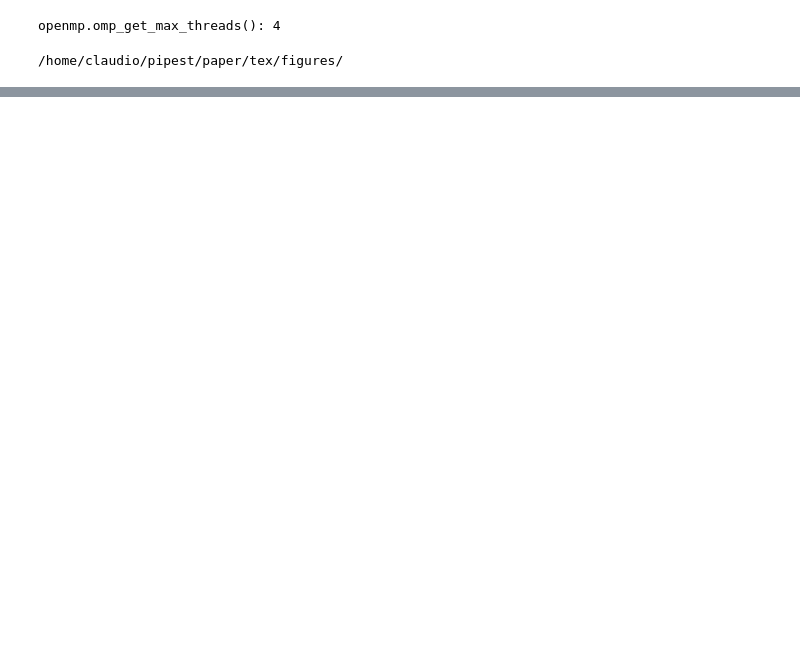
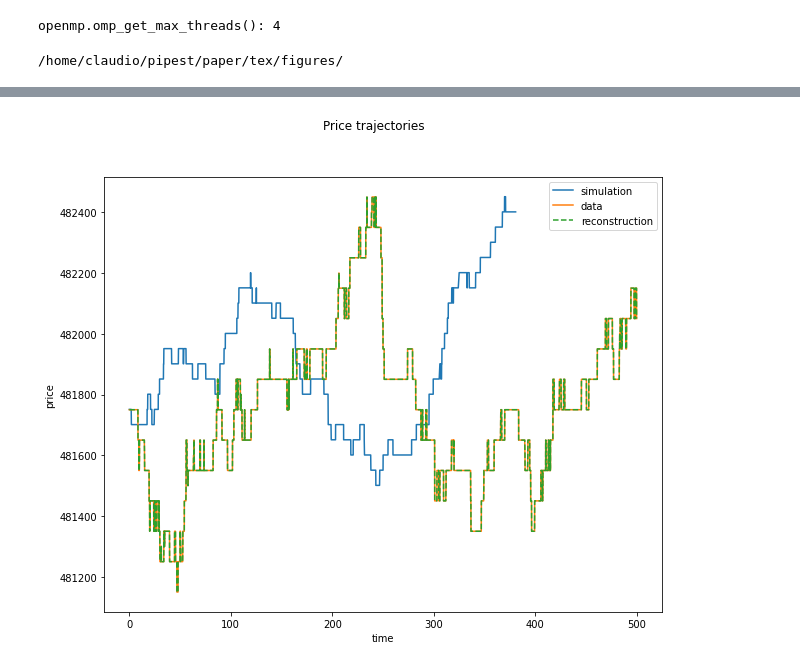
Before and after one commit to claudio-ICL/pipest, a Jupyter notebook: pipest/impact/models/explore_models.ipynb, the cells around one changed output, grey strips where cells are left out. Drawn from its saved outputs; the diff is of its cells as text; code cells hidden in the pictures; blank space fills up the shorter version.

```diff
--- a/pipest/impact/models/explore_models.ipynb
+++ b/pipest/impact/models/explore_models.ipynb
@@ -113,7 +129,9 @@ print("max bacry-muzy impact: {}".format(np.amax(model.liquidator.impact.bm_impa
 # %%
-model.plot_price_trajectories(t0=-10.0, t1=1200.0, save_fig=True, path=path_figures, name='apfb_price')
-model.plot_bm_impact_profile(time_start=-20, time_end=model.liquidator.termination_time+50.0,
-                             save_fig=True, path=path_figures, name='apfb_bm')
+model.plot_price_trajectories(t0=-10.0, t1=500.0, save_fig=False, path=path_figures, name='onesided_test_20201106')
+# model.plot_impact_profile(time_start=-20, time_end=model.liquidator.termination_time+50.0,
+#                              save_fig=False, path=path_figures, name='apfb_bm')
+# %% [output]
+[figure, added]
 # %%
 idx='{}_sdhawkes_{}_{}_bm1'.format(symbol, date, time_window)
 model.liquidator=model.archive[idx]['liquidator']
```
Also changed, not shown: parts of 10 cells of this notebook, 4 other files.
